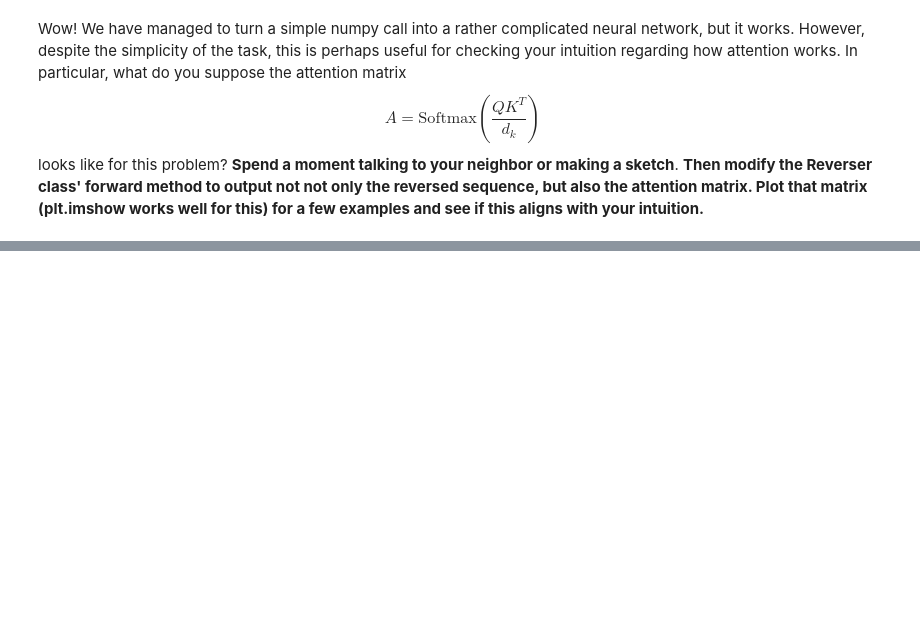
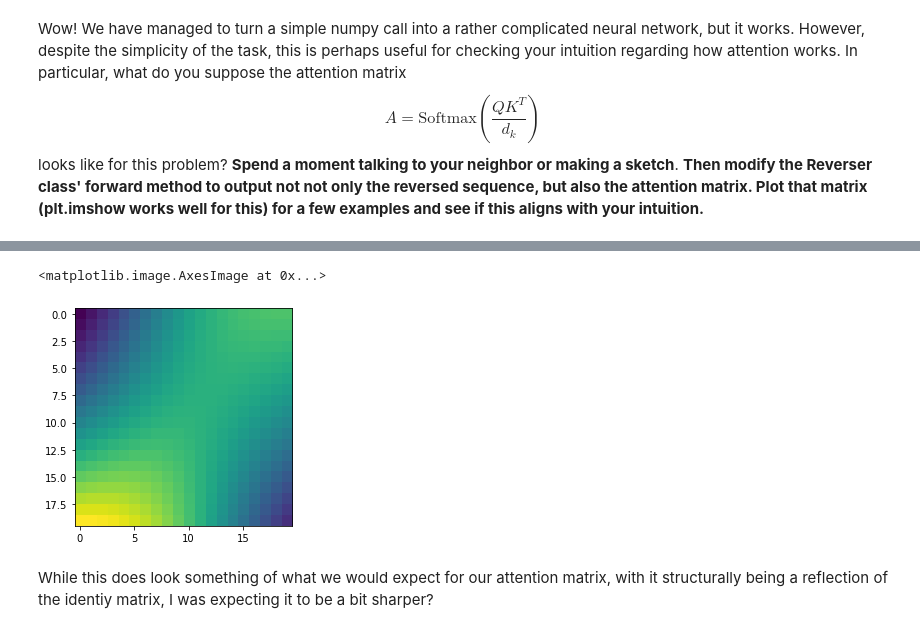
Before and after one commit to UMT-CSCI-591-Deep-Learning-2022/Week_7_Attention, a Jupyter notebook: ReverseNet.ipynb, the cells around one changed output, grey strips where cells are left out. Saved outputs shown, nothing was run; the diff lists cells and outputs as text; code cells hidden in the pictures; blank space fills up the shorter version.

```diff
--- a/ReverseNet.ipynb
+++ b/ReverseNet.ipynb
@@ -141,0 +282,7 @@ looks like for this problem?  **Spend a moment talking to your neighbor or makin
+# %%
+plt.imshow(v_r_attention.detach().numpy())
+# %% [output]
+<matplotlib.image.AxesImage at 0x...>
+[figure, added]
+# %% [markdown]
+While this does look something of what we would expect for our attention matrix, with it structurally being a reflection of the identiy matrix, I was expecting it to be a bit sharper?
```
Also changed, not shown: parts of 9 cells of this notebook.
